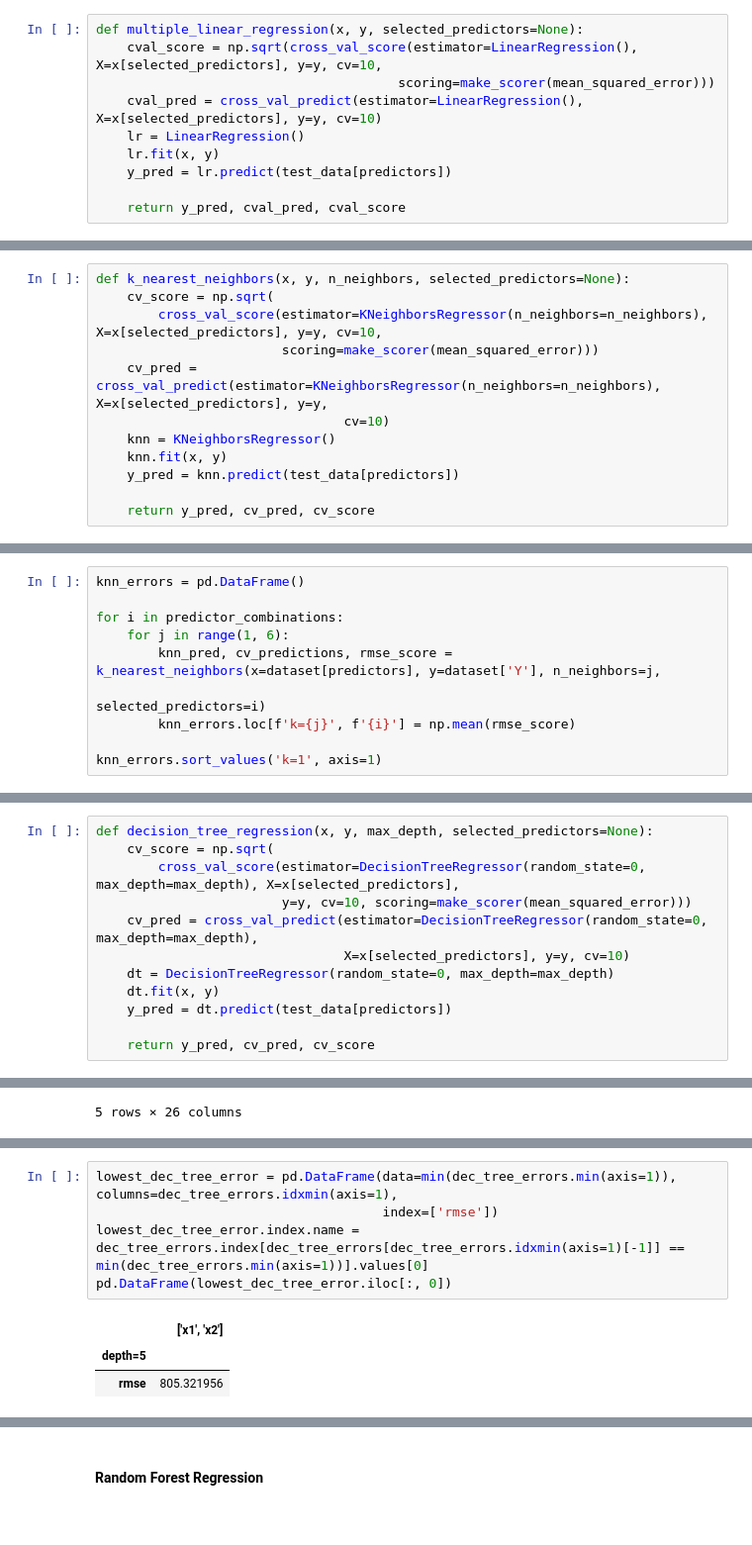
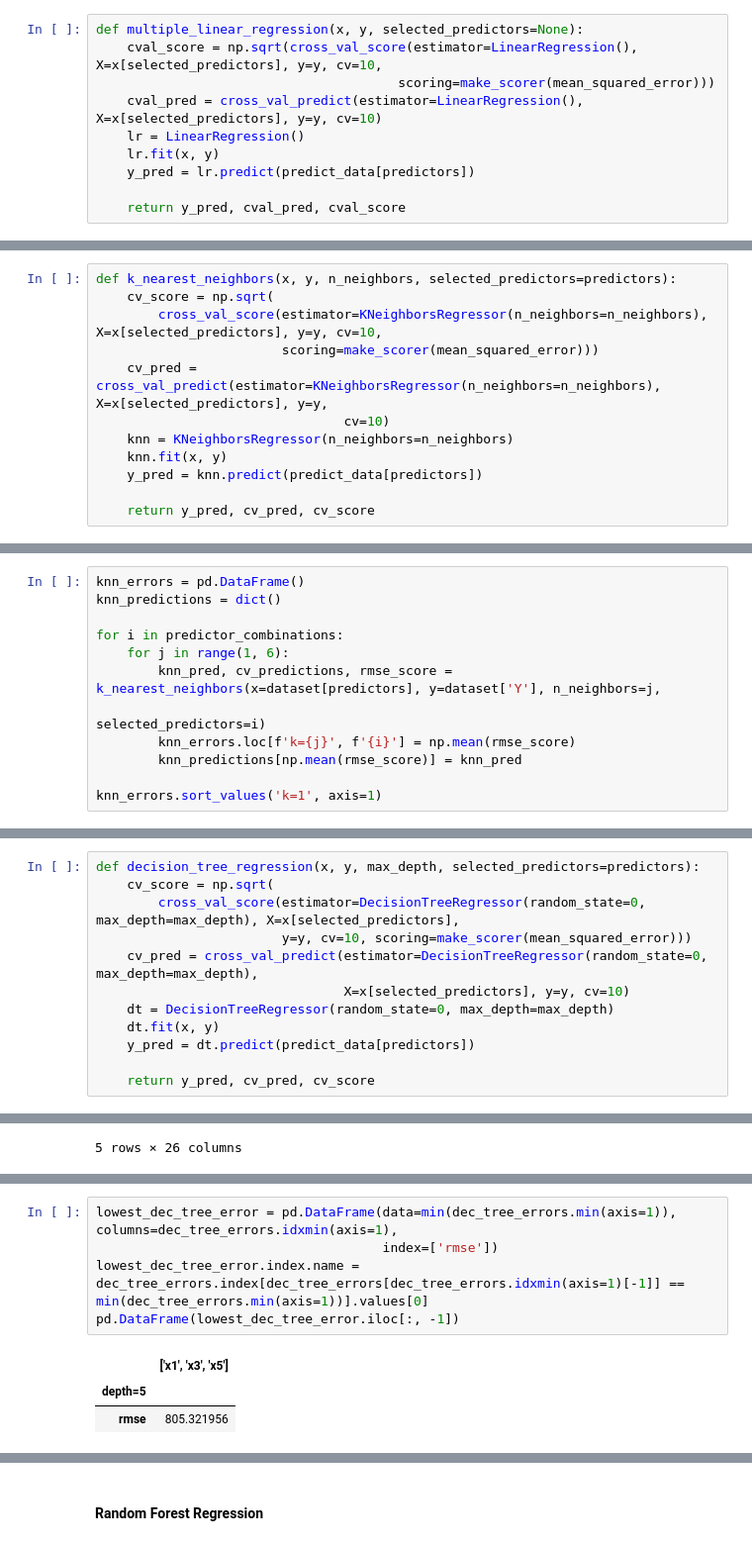
Before and after one commit to sahinozan/CE475-Project, a Jupyter notebook: project.ipynb, the cells around one changed output, grey strips where cells are left out. Shown: that part at 99% size. Drawn from its saved outputs; the diff is of its cells as text.

```diff
--- a/project.ipynb
+++ b/project.ipynb
@@ -249,7 +268,7 @@ def multiple_linear_regression(x, y, selected_predictors=None):
     cval_pred = cross_val_predict(estimator=LinearRegression(), X=x[selected_predictors], y=y, cv=10)
     lr = LinearRegression()
     lr.fit(x, y)
-    y_pred = lr.predict(test_data[predictors])
+    y_pred = lr.predict(predict_data[predictors])
 
     return y_pred, cval_pred, cval_score
 # %% [markdown]
@@ -283,15 +302,15 @@ multi_lin_reg_predictor = pd.DataFrame(data=min(multi_lin_reg_errors.min(axis=1)
 # %% [markdown]
 #### K-Nearest Neighbors Regression (KNN)
 # %%
-def k_nearest_neighbors(x, y, n_neighbors, selected_predictors=None):
+def k_nearest_neighbors(x, y, n_neighbors, selected_predictors=predictors):
     cv_score = np.sqrt(
         cross_val_score(estimator=KNeighborsRegressor(n_neighbors=n_neighbors), X=x[selected_predictors], y=y, cv=10,
                         scoring=make_scorer(mean_squared_error)))
     cv_pred = cross_val_predict(estimator=KNeighborsRegressor(n_neighbors=n_neighbors), X=x[selected_predictors], y=y,
                                 cv=10)
-    knn = KNeighborsRegressor()
+    knn = KNeighborsRegressor(n_neighbors=n_neighbors)
     knn.fit(x, y)
-    y_pred = knn.predict(test_data[predictors])
+    y_pred = knn.predict(predict_data[predictors])
 
     return y_pred, cv_pred, cv_score
 # %% [markdown]
@@ -300,11 +319,13 @@ I see that the results are much better than the multiple linear regression and l
 # %%
 knn_errors = pd.DataFrame()
+knn_predictions = dict()
 
 for i in predictor_combinations:
     for j in range(1, 6):
         knn_pred, cv_predictions, rmse_score = k_nearest_neighbors(x=dataset[predictors], y=dataset['Y'], n_neighbors=j,
                                                                    selected_predictors=i)
         knn_errors.loc[f'k={j}', f'{i}'] = np.mean(rmse_score)
+        knn_predictions[np.mean(rmse_score)] = knn_pred
 
 knn_errors.sort_values('k=1', axis=1)
 # %% [output]
@@ -334,6 +354,6 @@ knn_predictor = pd.DataFrame(lowest_knn_error.iloc[:, 0]).columns[0]
 Decision Tree normally uses greedy algorithm to find the best split but this makes the result different every time. I want the result be the same(consistent) every time. That is why I gave random_state the value 0.
 # %%
-def decision_tree_regression(x, y, max_depth, selected_predictors=None):
+def decision_tree_regression(x, y, max_depth, selected_predictors=predictors):
     cv_score = np.sqrt(
         cross_val_score(estimator=DecisionTreeRegressor(random_state=0, max_depth=max_depth), X=x[selected_predictors],
                         y=y, cv=10, scoring=make_scorer(mean_squared_error)))
@@ -341,7 +361,7 @@ def decision_tree_regression(x, y, max_depth, selected_predictors=None):
                                 X=x[selected_predictors], y=y, cv=10)
     dt = DecisionTreeRegressor(random_state=0, max_depth=max_depth)
     dt.fit(x, y)
-    y_pred = dt.predict(test_data[predictors])
+    y_pred = dt.predict(predict_data[predictors])
 
     return y_pred, cv_pred, cv_score
 # %% [markdown]
@@ -372,10 +392,10 @@ The best performing predictor set was [x1, x2] (depth=5) with the root-mean-squa
 # %%
 lowest_dec_tree_error = pd.DataFrame(data=min(dec_tree_errors.min(axis=1)), columns=dec_tree_errors.idxmin(axis=1),
                                      index=['rmse'])
 lowest_dec_tree_error.index.name = dec_tree_errors.index[dec_tree_errors[dec_tree_errors.idxmin(axis=1)[-1]] == min(dec_tree_errors.min(axis=1))].values[0]
-pd.DataFrame(lowest_dec_tree_error.iloc[:, 0])
+pd.DataFrame(lowest_dec_tree_error.iloc[:, -1])
 # %% [output]
-|  | ['x1', 'x2'] |
+|  | ['x1', 'x3', 'x5'] |
 | depth=5 |  |
 | rmse | 805.321956 |
 # %%
```
Also changed, not shown: parts of 29 cells of this notebook.
